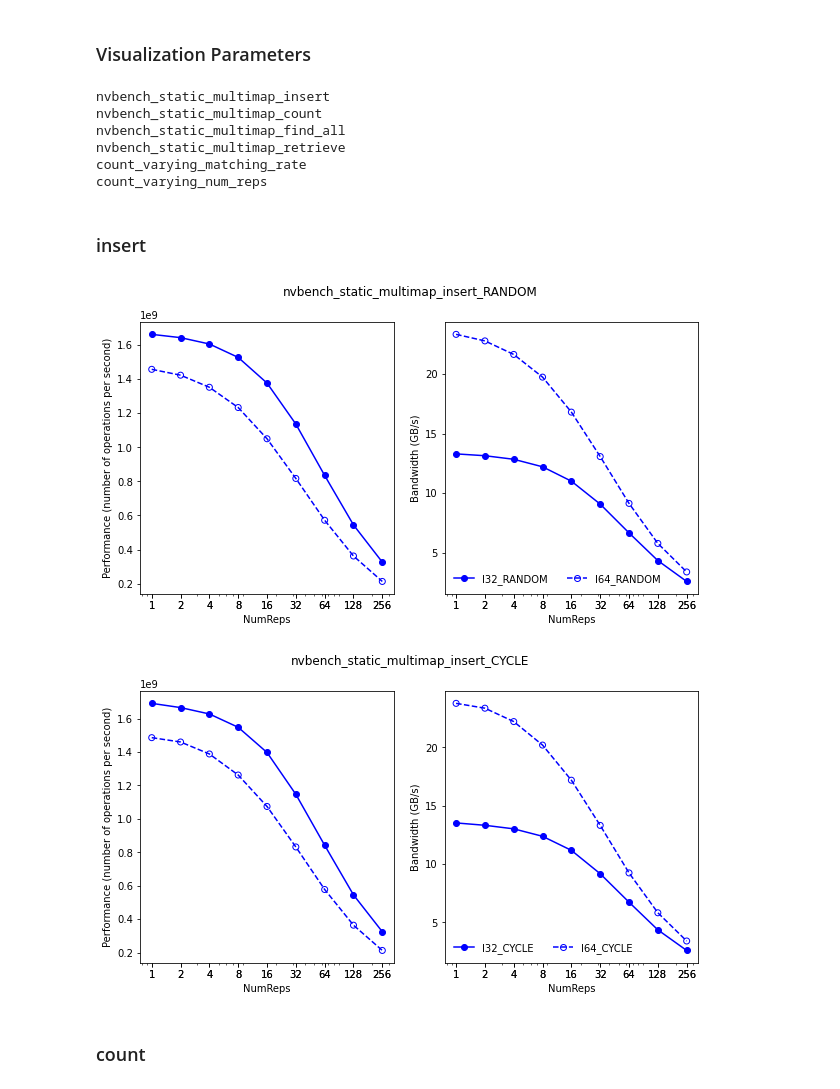
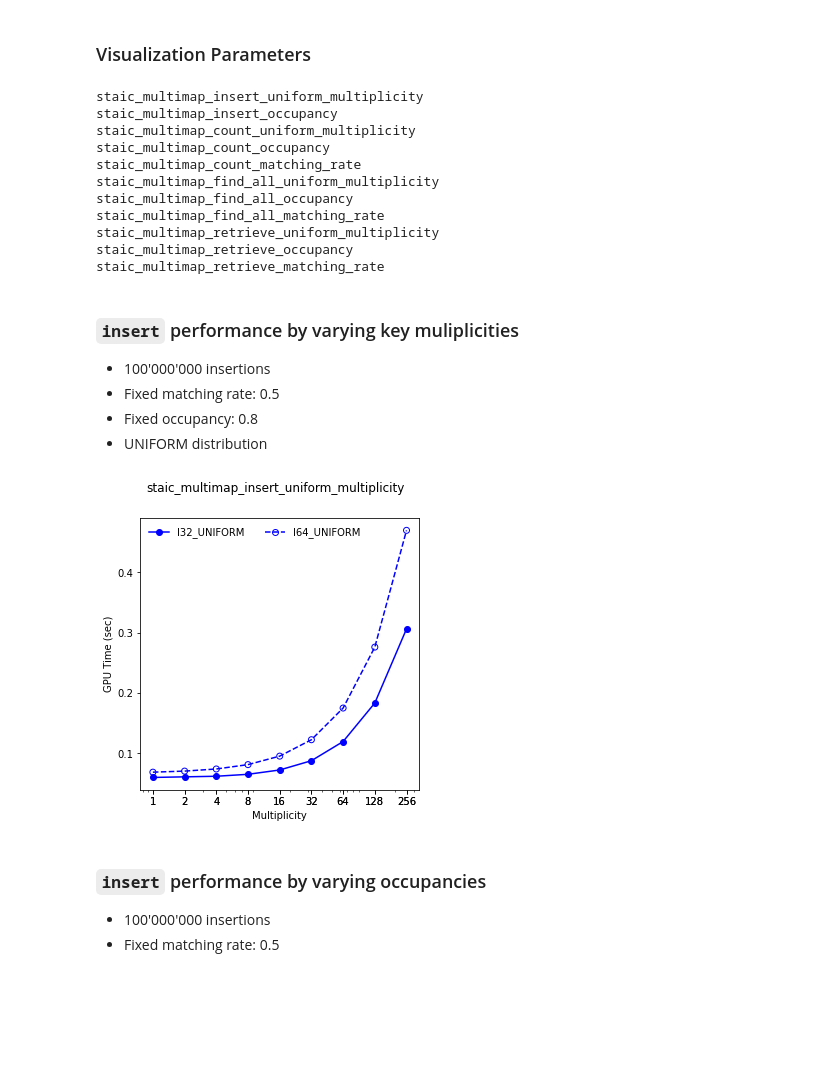
Before and after one commit to NVIDIA/cuCollections, a Jupyter notebook: benchmarks/analysis/notebooks/StaticMultimap.ipynb, the cells around one changed output. Drawn from its saved outputs; the diff is of its cells as text; code cells hidden in the pictures; blank space fills up the shorter version.

Commit message:
Update notebooks for the comprehensive benchmark

```diff
--- a/benchmarks/analysis/notebooks/StaticMultimap.ipynb
+++ b/benchmarks/analysis/notebooks/StaticMultimap.ipynb
@@ -14,8 +14,8 @@ from Utils import *
 # Specify the data path
 datafile = '../data/static-multimap-data.csv'
 
-output_keys = ['Benchmark', 'Label', 'Distribution', 'MatchingRate', 'NumReps', 'NumInputs', \
-               'Occupancy', 'GPU Time (sec)', 'Elem/s (elem/sec)', 'Bandwidth (GB/s)']
+output_keys = ['Benchmark', 'Label', 'Distribution', 'MatchingRate', 'Multiplicity', \
+               'NumInputs', 'Occupancy', 'GPU Time (sec)', 'Elem/s (elem/sec)']
 # %% [markdown]
 ### Import Data
 # %%
@@ -30,8 +30,6 @@ perfdf = rawdf[rawdf["Key"] == rawdf["Value"]].reset_index(drop=True)
 perfdf['Label'] = perfdf["Key"]
 perfdf.loc[perfdf['Distribution'].notnull(), 'Label'] += "_" + perfdf['Distribution']
 
-perfdf["Bandwidth (GB/s)"] = perfdf["GlobalMem BW (bytes/sec)"] / (1000 * 1000 * 1000)
-
 # Trim data frame for visualization
 perfdf = perfdf[output_keys]
 # %% [markdown]
@@ -44,32 +42,41 @@ unique_bms = perfdf["Benchmark"].unique()
 for it in unique_bms:
     print(it)
 # %% [output]
-nvbench_static_multimap_insert
-nvbench_static_multimap_count
-nvbench_static_multimap_find_all
-nvbench_static_multimap_retrieve
-count_varying_matching_rate
-count_varying_num_reps
+staic_multimap_insert_uniform_multiplicity
+staic_multimap_insert_occupancy
+staic_multimap_count_uniform_multiplicity
+staic_multimap_count_occupancy
+staic_multimap_count_matching_rate
+staic_multimap_find_all_uniform_multiplicity
+staic_multimap_find_all_occupancy
+staic_multimap_find_all_matching_rate
+staic_multimap_retrieve_uniform_multiplicity
+staic_multimap_retrieve_occupancy
+staic_multimap_retrieve_matching_rate
-# %% [markdown]
-### insert
+# %% [markdown]
+### `insert` performance by varying key muliplicities
+<ul>
+<li>100'000'000 insertions</li>
+<li>Fixed matching rate: 0.5</li>
+<li>Fixed occupancy: 0.8</li>
+<li>UNIFORM distribution</li>
+</ul>
 # %%
 for bm in unique_bms:
-    flag = "nvbench_static_multimap_insert" == bm
+    flag = "staic_multimap_insert_uniform_multiplicity" == bm
 
     if flag:
         tmpdf = perfdf[perfdf["Benchmark"] == bm]
 
-        randomdf = tmpdf[tmpdf["Distribution"] == "RANDOM"].reset_index(drop=True)
-        unique_labels = randomdf["Label"].unique()
-        plot_perf(bm + "_RANDOM", randomdf, "NumReps", unique_labels, flag)
-
-        cycledf = tmpdf[tmpdf["Distribution"] == "CYCLE"].reset_index(drop=True)
-        unique_labels = cycledf["Label"].unique()
-        plot_perf(bm + "_CYCLE", cycledf, "NumReps", unique_labels, flag)
+        unique_labels = tmpdf["Label"].unique()
+        plot_single_perf(bm, tmpdf, "Multiplicity", unique_labels)
 # %% [output]
-[figure, old version]
+[figure, new version]
-[figure, removed]
-# %% [markdown]
-### count
+# %% [markdown]
+### `insert` performance by varying occupancies
+<ul>
+<li>100'000'000 insertions</li>
+<li>Fixed matching rate: 0.5</li>
+</ul>
 # %%
 for bm in unique_bms:
```
Also changed, not shown: parts of 21 cells of this notebook, 1 other file.
